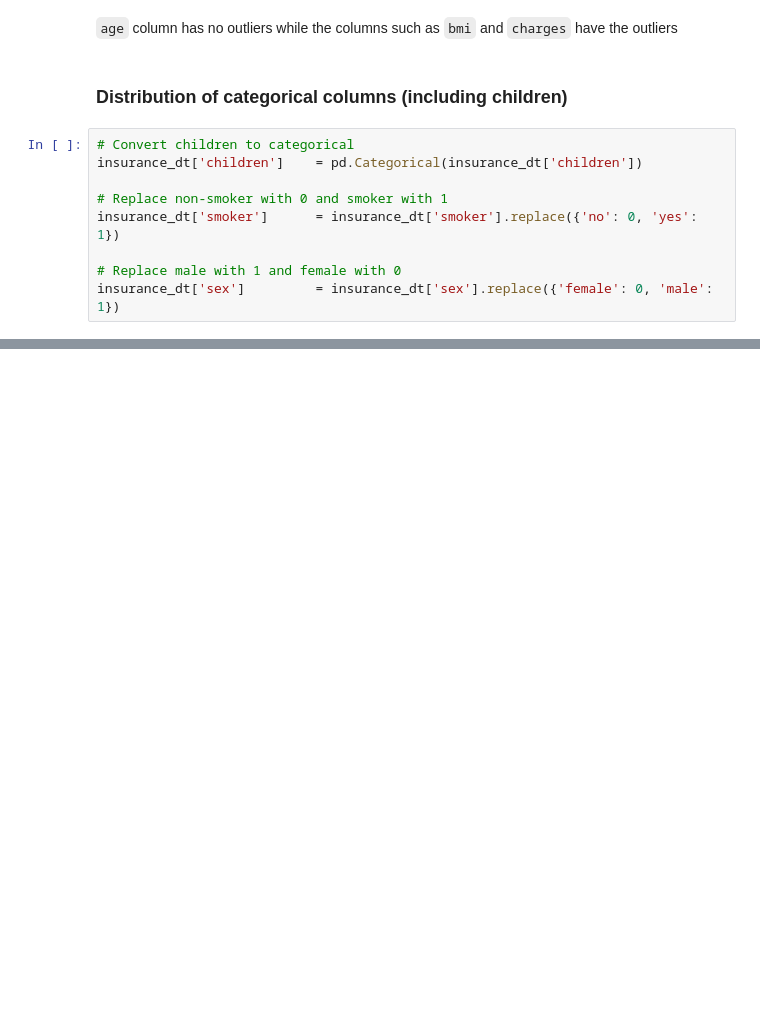
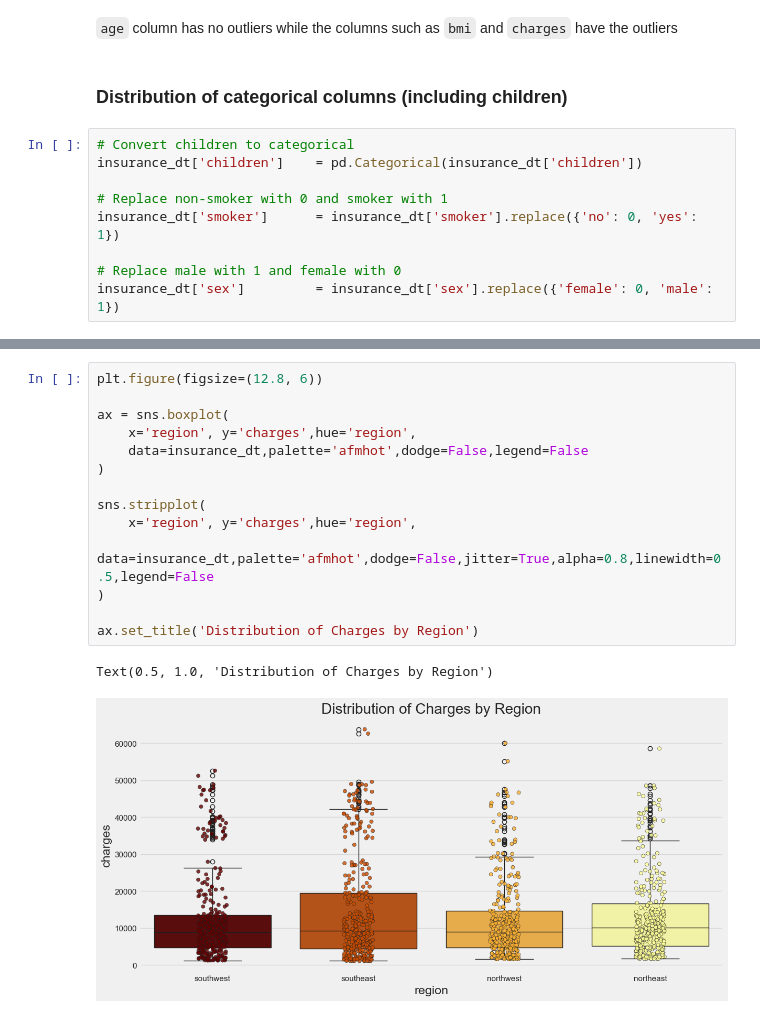
Before and after one commit to uniqueupsc/Projects_AIML, a Jupyter notebook: 01_Applied_Statistics/01_Medical_Cost_Dataset.ipynb, the cells around one changed output, grey strips where cells are left out. Saved outputs shown, nothing was run; the diff lists cells and outputs as text; blank space fills up the shorter version.

```diff
--- a/01_Applied_Statistics/01_Medical_Cost_Dataset.ipynb
+++ b/01_Applied_Statistics/01_Medical_Cost_Dataset.ipynb
@@ -447,0 +349,17 @@ Text(0.5, 1.0, 'Distribution of Charges by Number of Children')
+# %%
+plt.figure(figsize=(12.8, 6))
+
+ax = sns.boxplot(
+    x='region', y='charges',hue='region',
+    data=insurance_dt,palette='afmhot',dodge=False,legend=False
+)
+
+sns.stripplot(
+    x='region', y='charges',hue='region',
+    data=insurance_dt,palette='afmhot',dodge=False,jitter=True,alpha=0.8,linewidth=0.5,legend=False
+)
+
+ax.set_title('Distribution of Charges by Region')
+# %% [output]
+Text(0.5, 1.0, 'Distribution of Charges by Region')
+[figure, added]
```
Also changed, not shown: parts of 55 cells of this notebook.
